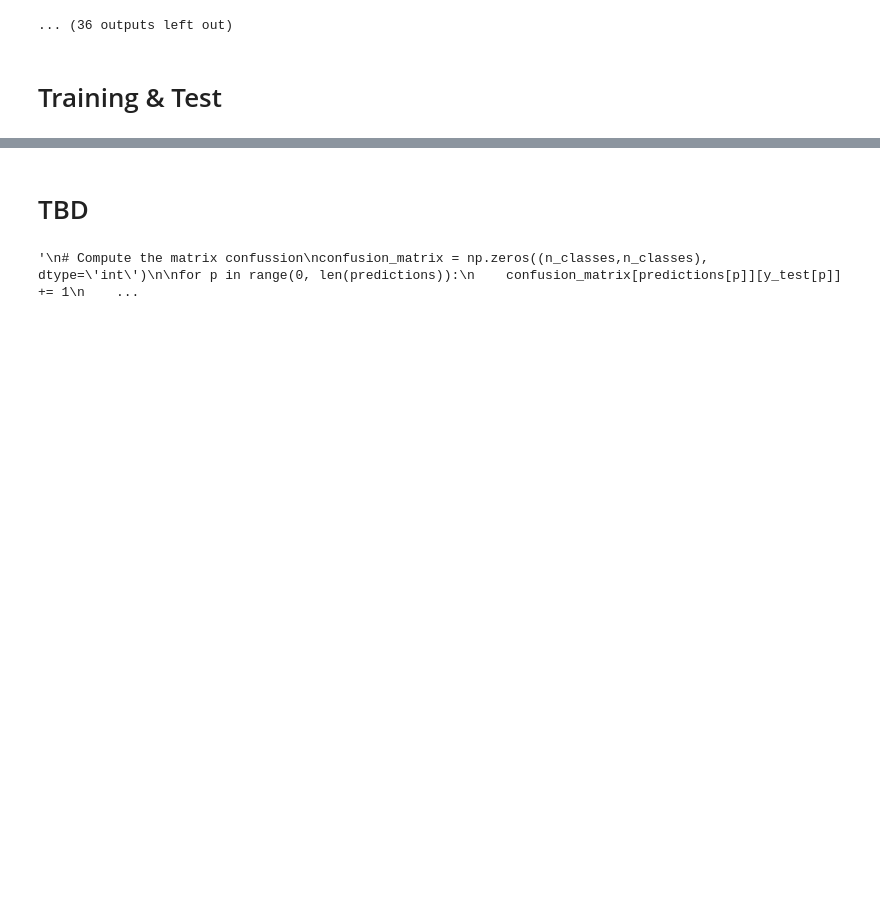
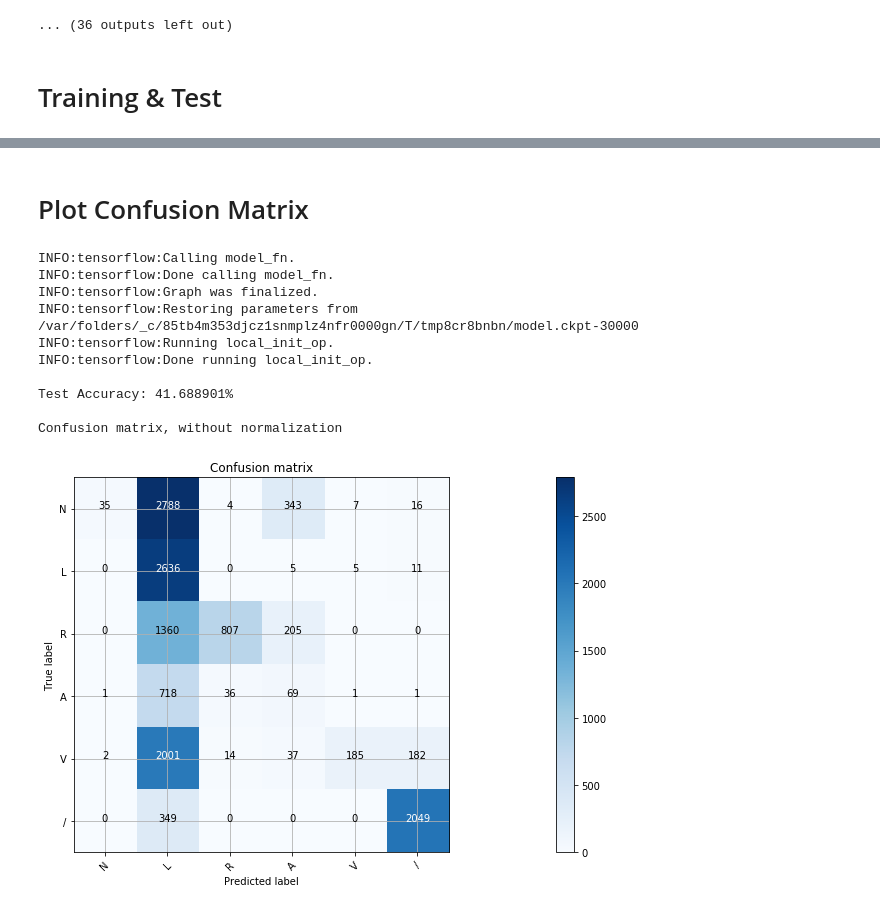
Before and after one commit to TaeJoongYoon/ECG_Classification, a Jupyter notebook: ECG_Classification.ipynb, the cells around one changed output, grey strips where cells are left out. Saved outputs shown, nothing was run; the diff lists cells and outputs as text; code cells hidden in the pictures; blank space fills up the shorter version.

```diff
--- a/ECG_Classification.ipynb
+++ b/ECG_Classification.ipynb
@@ -273,31 +285,0 @@ Test Accuracy: 23.184539%
-# %% [markdown]
-# TBD
-# %%
-'''
-# Compute the matrix confussion
-confusion_matrix = np.zeros((n_classes,n_classes), dtype='int')
-
-for p in range(0, len(predictions)):
-    confusion_matrix[predictions[p]][y_test[p]] += 1
-
-plt.figure()
-plot_confusion_matrix(confusion_matrix, classes=classes, normalize=True,
-                    title='Confusion matrix')
-plt.show()
-
-# Predict
-pred_input_fn = tf.estimator.inputs.numpy_input_fn(
-    x={"ecg": np.array(X_test)},
-    shuffle=False
-)
-
-predictions = estimator.predict(input_fn=pred_input_fn)
-
-print(predictions[0])
-print(np.shape(predictions))
-print(np.shape(y_test))
-print(confusion_matrix)
-print(sum(sum(confusion_matrix)))
-'''
-# %% [output]
-'\n# Compute the matrix confussion\nconfusion_matrix = np.zeros((n_classes,n_classes), dtype=\'int\')\n\nfor p in range(0, len(predictions)):\n    confusion_matrix[predictions[p]][y_test[p]] += 1\n    ...
@@ -303,0 +294,23 @@ print(sum(sum(confusion_matrix)))
+# %% [markdown]
+# Plot Confusion Matrix
+# %%
+pred = list()
+for p in predictions:
+    pred.append(p["class_ids"][0])
+
+cm = confusion_matrix(y_test, pred)
+
+print("\nTest Accuracy: {0:f}%\n".format(accuracy_score*100))
+plot_confusion_matrix(cm, classes)
+# %% [output]
+INFO:tensorflow:Calling model_fn.
+INFO:tensorflow:Done calling model_fn.
+INFO:tensorflow:Graph was finalized.
+INFO:tensorflow:Restoring parameters from /var/folders/_c/85tb4m353djcz1snmplz4nfr0000gn/T/tmp8cr8bnbn/model.ckpt-30000
+INFO:tensorflow:Running local_init_op.
+INFO:tensorflow:Done running local_init_op.
+
+Test Accuracy: 41.688901%
+
+Confusion matrix, without normalization
+[figure, added]
```
Also changed, not shown: parts of 8 cells of this notebook, 3 other files.
